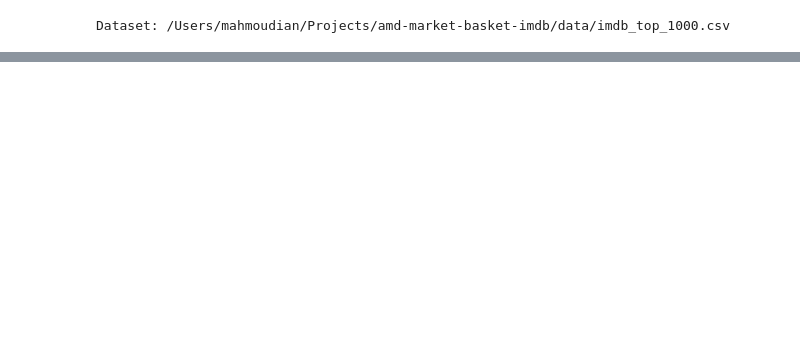
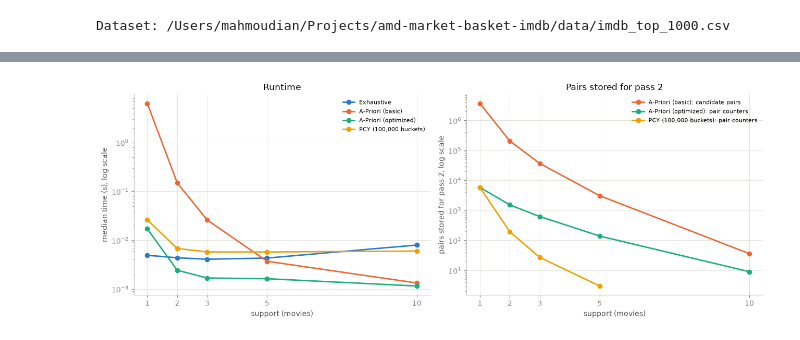
Before and after one commit to TheRealMamoot/amd-market-basket-imdb, a Jupyter notebook: main.ipynb, the cells around one changed output, grey strips where cells are left out. Cells and saved outputs as stored; diff of their text form; code cells hidden in the pictures; blank space fills up the shorter version.

```diff
--- a/main.ipynb
+++ b/main.ipynb
@@ -111,0 +132,12 @@ movies[["Series_Title", "Star1", "Star2", "Star3", "Star4"]].head()
+# %%
+from collections import Counter
+
+from src.preprocessing import build_baskets
+
+baskets = build_baskets(movies)
+actor_counts = Counter(actor for basket in baskets for actor in basket)
+
+print(f"Baskets: {len(baskets)}, sizes {dict(sorted(Counter(map(len, baskets)).items()))}")
+print(f"Distinct actors: {len(actor_counts)}, distinct baskets: {len(set(baskets))}")
+for title, basket in zip(movies["Series_Title"].head(3), baskets):
+    print(f"{title}: {basket}")
@@ -111,0 +470,39 @@ movies[["Series_Title", "Star1", "Star2", "Star3", "Star4"]].head()
+# %%
+import matplotlib.pyplot as plt
+
+plotted = {
+    "Exhaustive": "#2a78d6",
+    "A-Priori (basic)": "#eb6834",
+    "A-Priori (optimized)": "#1baf7a",
+    f"PCY ({EXAMPLE_BUCKETS:,} buckets)": "#eda100",
+}
+
+plt.rcParams.update(
+    {
+        "axes.edgecolor": "#c3c2b7",
+        "axes.labelcolor": "#52514e",
+        "xtick.color": "#898781",
+        "ytick.color": "#898781",
+        "axes.spines.top": False,
+        "axes.spines.right": False,
+        "axes.grid": True,
+        "grid.color": "#e1e0d9",
+        "grid.linewidth": 0.6,
+    }
+)
+fig, (runtime_ax, pairs_ax) = plt.subplots(1, 2, figsize=(13, 4.8))
+for method, color in plotted.items():
+    rows = summary.xs(method, level="method")
+    runtime_ax.plot(rows.index, rows["median_s"], color=color, linewidth=2, marker="o", markersize=6, label=method)
+    if method != "Exhaustive":
+        stored = rows["pairs_stored"].where(rows["pairs_stored"] > 0)
+        pairs_ax.plot(rows.index, stored, color=color, linewidth=2, marker="o", markersize=6, label=pair_label(method))
+
+runtime_ax.set(xlabel="support (movies)", ylabel="median time (s), log scale", yscale="log", title="Runtime", xticks=SUPPORTS)
+pairs_ax.set(xlabel="support (movies)", ylabel="pairs stored for pass 2, log scale", yscale="log", title="Pairs stored for pass 2", xticks=SUPPORTS)
+for ax in (runtime_ax, pairs_ax):
+    ax.legend(fontsize=8, frameon=False)
+fig.tight_layout()
+plt.show()
+# %% [output]
+[figure, added]
```
Also changed, not shown: parts of 51 cells of this notebook, 2 other files.
